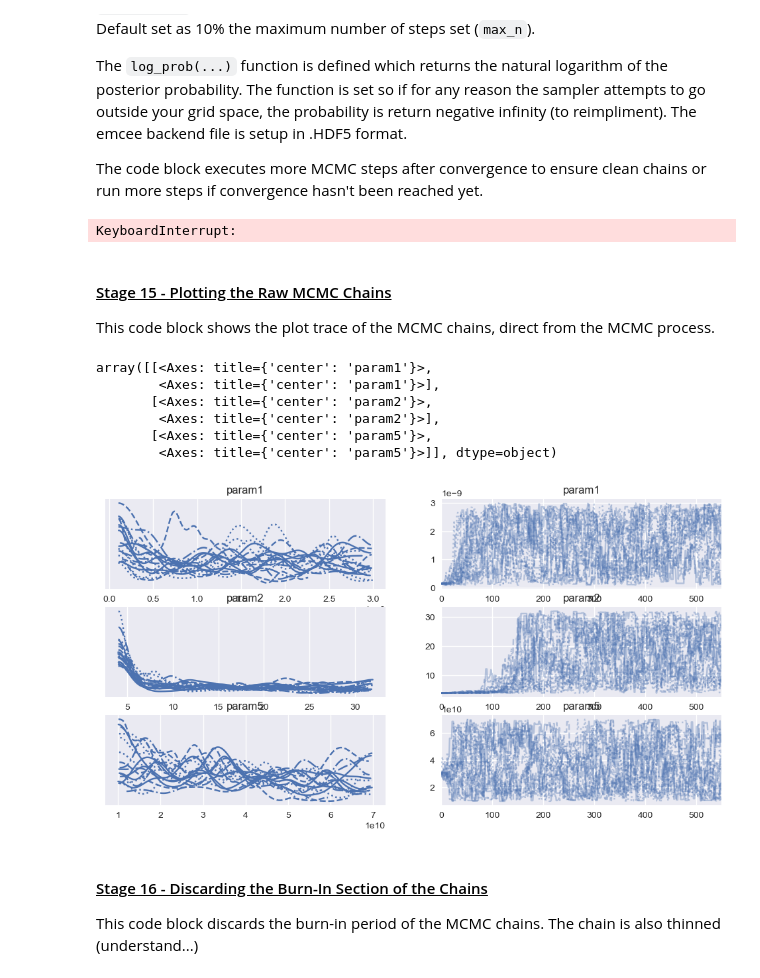
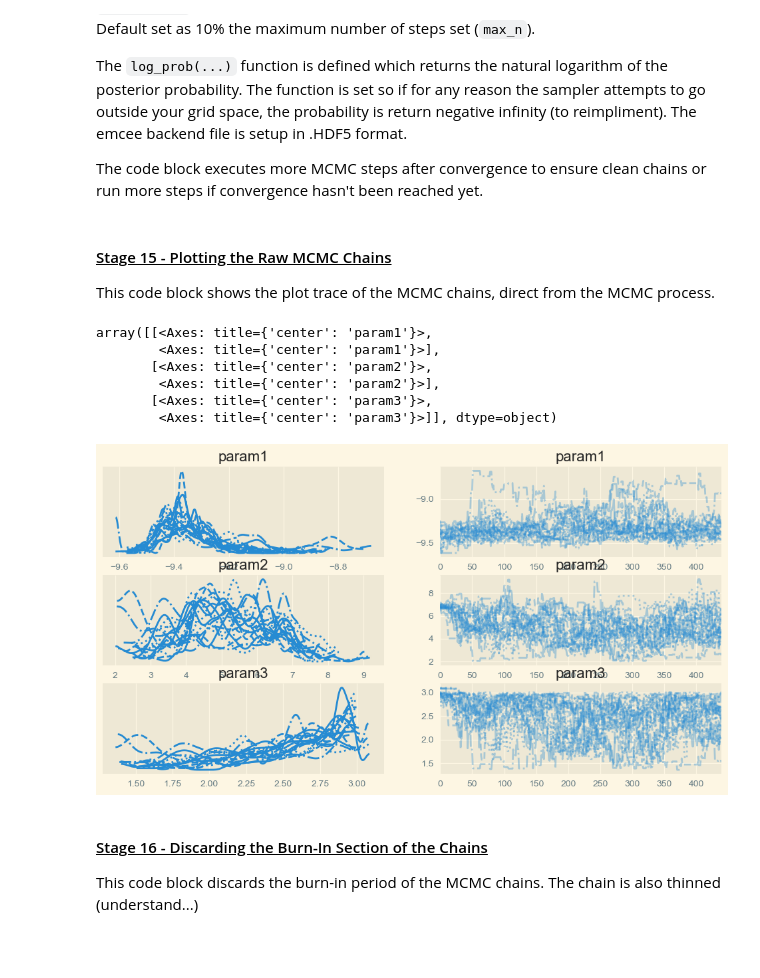
Before and after one commit to AustenWallis/Speculate, a Jupyter notebook: Speculate Cookbook Guide.ipynb, the cells around one changed output. Drawn from its saved outputs; the diff is of its cells as text; code cells hidden in the pictures; blank space fills up the shorter version.

```diff
--- a/Speculate Cookbook Guide.ipynb
+++ b/Speculate Cookbook Guide.ipynb
@@ -771,17 +635,21 @@ The cell also outputs the plot of the global convariance matrix and the sum of t
 
 You are able to freeze any hyperparameter to remain fixed when training with `model.freeze("X")`. The list of available hyperparameters can be found by using `model.get_param_dict`.
 # %%
-"""9 Assigning the model and initial model plot"""
+# Stage 9) Assigning the model and initial model plot"""
 
-### ----- Inputs here ------|
-log_amp = -56              # Natural logarithm of the global covariance's Matern 3/2 kernel amplitude log=-52 'linear', log=-8 'log'
-log_ls = 5                  # Natural logarithm of the global covariance's Matern 3/2 kernel lengthscale
-### ------------------------|
+# ----- Inputs here ------|
+# Natural logarithm of the global covariance's Matern 3/2 kernel amplitude
+# log=-52 'linear', log=-8 'log'
+log_amp = -52
+# 5Natural logarithm of the global covariance's Matern 3/2 kernel lengthscale
+log_ls = 5
+# ------------------------|
 
 model = SpectrumModel(
     f'Grid-Emulator_Files/{emu_file_name}.hdf5',
     data,
-    grid_params=list(emu.grid_points[59]), #[list, of , grid , points]
+    # [list, of , grid , points]emu.grid_points[119] [-8.95, 10.26, 1.82]
+    grid_params=list(emu.grid_points[80]),
     Av=0,
     global_cov=dict(log_amp=log_amp, log_ls=log_ls)
 )
@@ -865,7 +734,16 @@ for label in model.labels:
 
 This code block triggers the training of the model and priors we just made. The `train` function calculates the maximum likelihood estimate for the model in it's current state. Then with scipy.minimize.optimise, the model continues to estimate the posterior distribution through the maximum a posterior.
 # %%
-"""11 Training the model"""
-model.train(priors)
+# Stage 11) Training the model with scipy.optimise.minimize(nelder-mead method)
+
+# TODO: SIMPLEX - Need to add global covariance hyperparameters
+initial_simplex = spec.simplex(model, priors)
+model.train(
+    priors,
+    options=dict(
+        maxiter=1e5,
+        disp=True,
+        initial_simplex=initial_simplex,
+        return_all=True))
 print(model)
 # %% [output]
@@ -888,0 +769,5 @@ Frozen Parameters
+# %%
+# Stage 11.Continued) Continue training the model
+
+model.train(priors, options=dict(maxiter=1e5, disp=True))
+print(model)
@@ -961,24 +870,26 @@ The `log_prob(...)` function is defined which returns the natural logarithm of t
 
 The code block executes more MCMC steps after convergence to ensure clean chains or run more steps if convergence hasn't been reached yet.
 # %%
-"""14 Running MCMC, our objective to maximize and set up our backend/sampler"""
+# Stage 14) Running MCMC, maximizing and setting up our backend/sampler
 
 def log_prob(P, priors):
     model.set_param_vector(P)
     return model.log_likelihood(priors)
 
-backend = emcee.backends.HDFBackend("Grid-Emulator_Files/Grid_full_MCMC_chain.hdf5")
+
+backend = emcee.backends.HDFBackend(
+    "Grid-Emulator_Files/Grid_full_MCMC_chain.hdf5")
 backend.reset(nwalkers, ndim)
 
 with Pool(ncpu) as pool:
     sampler = emcee.EnsembleSampler(
-    nwalkers, ndim, log_prob, args=(priors,), backend=backend, pool=pool
+        nwalkers, ndim, log_prob, args=(priors,), backend=backend, pool=pool
     )
 
-    index = 0 # Tracking how the average autocorrelation time estimate changes
+    index = 0  # Tracking how the average autocorrelation time estimate changes
     autocorr = np.empty(max_n)
 
-    old_tau = np.inf # This will be useful to testing convergence
+    old_tau = np.inf  # This will be useful to testing convergence
 
     # Now we'll sample for up to max_n steps
     for sample in sampler.sample(ball, iterations=max_n, progress=True):
@@ -991,7 +902,7 @@ with Pool(ncpu) as pool:
         tau = sampler.get_autocorr_time(tol=0)
         autocorr[index] = np.mean(tau)
         index += 1
-            # skip math if it's just going to yell at us
+        # skip math if it's just going to yell at us
         if np.isnan(tau).any() or (tau == 0).any():
             continue
             # Check convergence
@@ -1003,26 +914,26 @@ with Pool(ncpu) as pool:
         old_tau = tau
 
     sampler.run_mcmc(backend.get_last_sample(), extra_steps, progress=True)
-# %% [output]
-KeyboardInterrupt:
 # %% [markdown]
 #### <u>Stage 15 - Plotting the Raw MCMC Chains</u>
 
 This code block shows the plot trace of the MCMC chains, direct from the MCMC process.
 # %%
-"""15 Showing raw MCMC chain."""
-reader = emcee.backends.HDFBackend("Grid-Emulator_Files/Grid_full_MCMC_chain.hdf5")
+# Stage 15) Plotting raw MCMC chains
+
+reader = emcee.backends.HDFBackend(
+    "Grid-Emulator_Files/Grid_full_MCMC_chain.hdf5")
 full_data = az.from_emcee(reader, var_names=model.labels)
 flatchain = reader.get_chain(flat=True)
 az.plot_trace(full_data)
 # %% [output]
 array([[<Axes: title={'center': 'param1'}>,
         <Axes: title={'center': 'param1'}>],
        [<Axes: title={'center': 'param2'}>,
         <Axes: title={'center': 'param2'}>],
-       [<Axes: title={'center': 'param5'}>,
-        <Axes: title={'center': 'param5'}>]], dtype=object)
+       [<Axes: title={'center': 'param3'}>,
+        <Axes: title={'center': 'param3'}>]], dtype=object)
-[figure, old version]
+[figure, new version]
 # %% [markdown]
 #### <u>Stage 16 - Discarding the Burn-In Section of the Chains</u>
 
```
Also changed, not shown: parts of 37 cells of this notebook, 13 other files.
